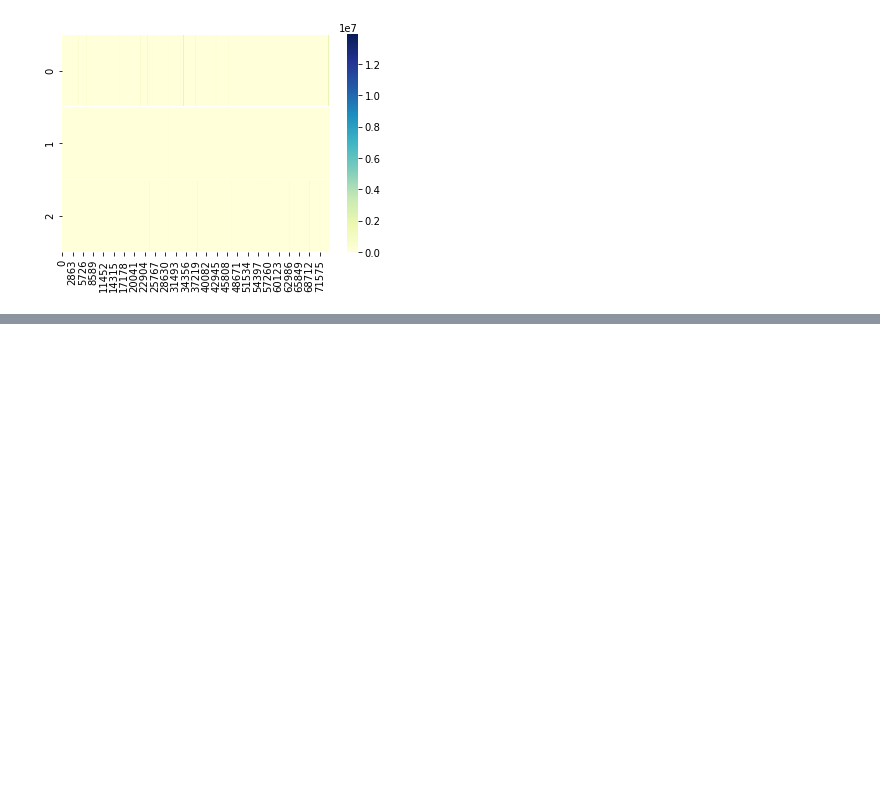
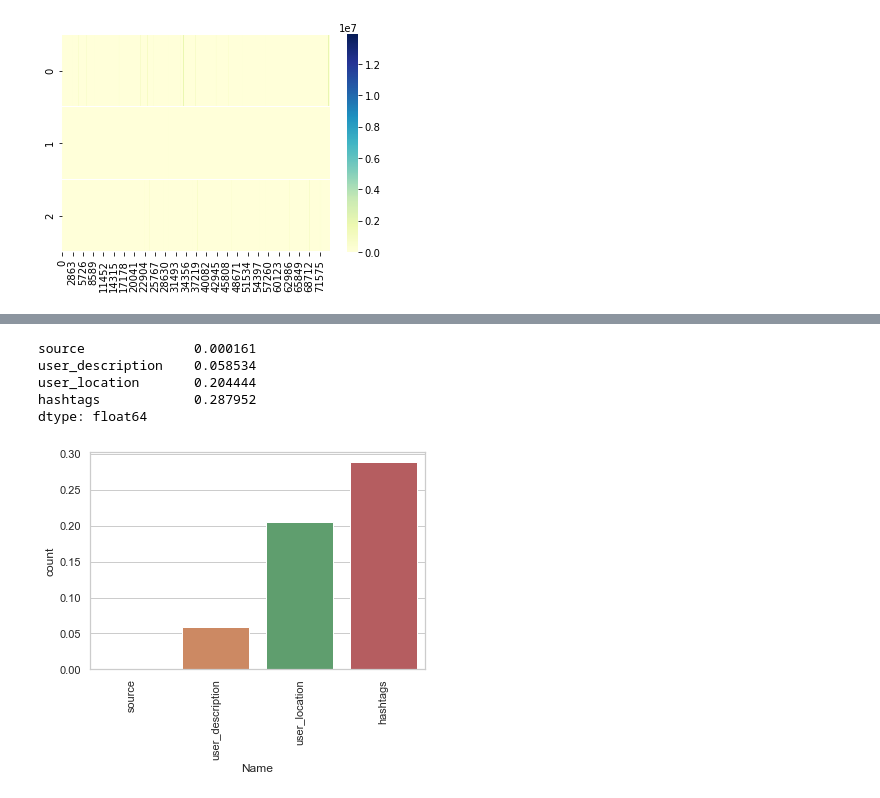
Before and after one commit to Marianacap07/arteanalitica, a Jupyter notebook: CovidData.ipynb, the cells around one changed output, grey strips where cells are left out. Cells and saved outputs as stored; diff of their text form; code cells hidden in the pictures; blank space fills up the shorter version.

```diff
--- a/CovidData.ipynb
+++ b/CovidData.ipynb
@@ -77,0 +145,35 @@ ax = sns.heatmap(mydata,cmap="YlGnBu")
+# %%
+import pandas as pd
+import matplotlib.pyplot as plt
+import seaborn as sns
+import sklearn as skl
+import numpy as np
+df = pd.read_csv('covid19_tweets.csv')
+df.head()
+def return_missing_values(data_frame):
+    missing_values = data_frame.isnull().sum()/len(data_frame)
+    missing_values = missing_values[missing_values>0]
+    missing_values.sort_values(inplace=True)
+    return missing_values
+
+def plot_missing_values(data_frame):
+    missing_values = return_missing_values(data_frame)
+    missing_values = missing_values.to_frame()
+    missing_values.columns = ['count']
+    missing_values.index.names = ['Name']
+    missing_values['Name'] = missing_values.index
+    sns.set(style='whitegrid', color_codes=True)
+    sns.barplot(x='Name', y='count', data=missing_values)
+    plt.xticks(rotation=90)
+    plt.show()
+return_missing_values(df)
+# %% [output]
+source              0.000161
+user_description    0.058534
+user_location       0.204444
+hashtags            0.287952
+dtype: float64
+# %%
+plot_missing_values(df)
+# %% [output]
+[figure, added]
```
Also changed, not shown: parts of 17 cells of this notebook, 1 other file.
